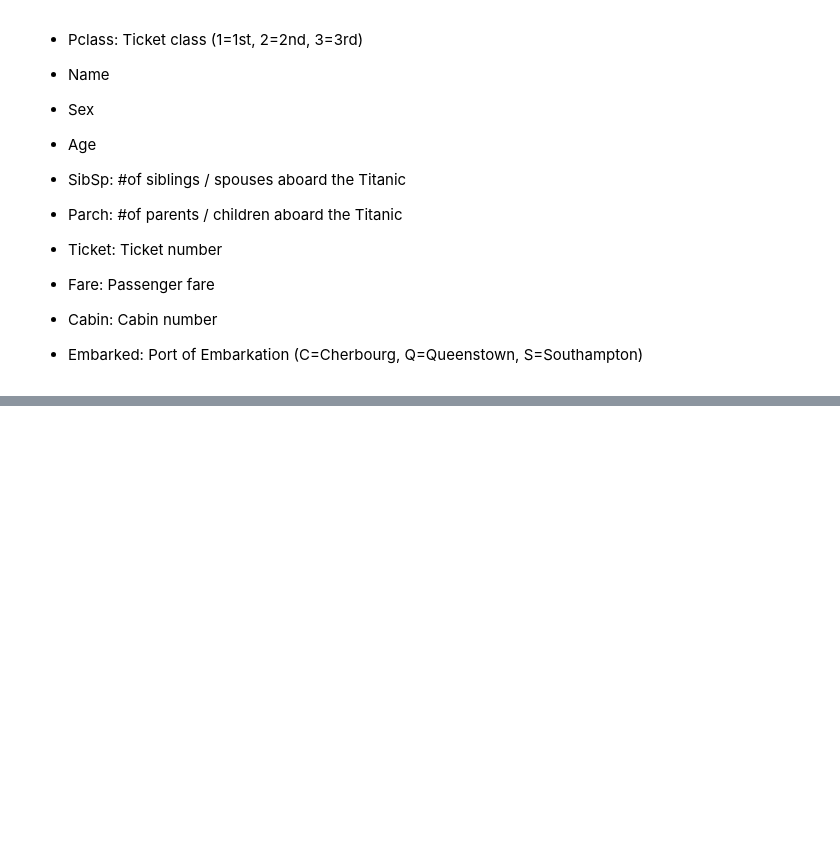
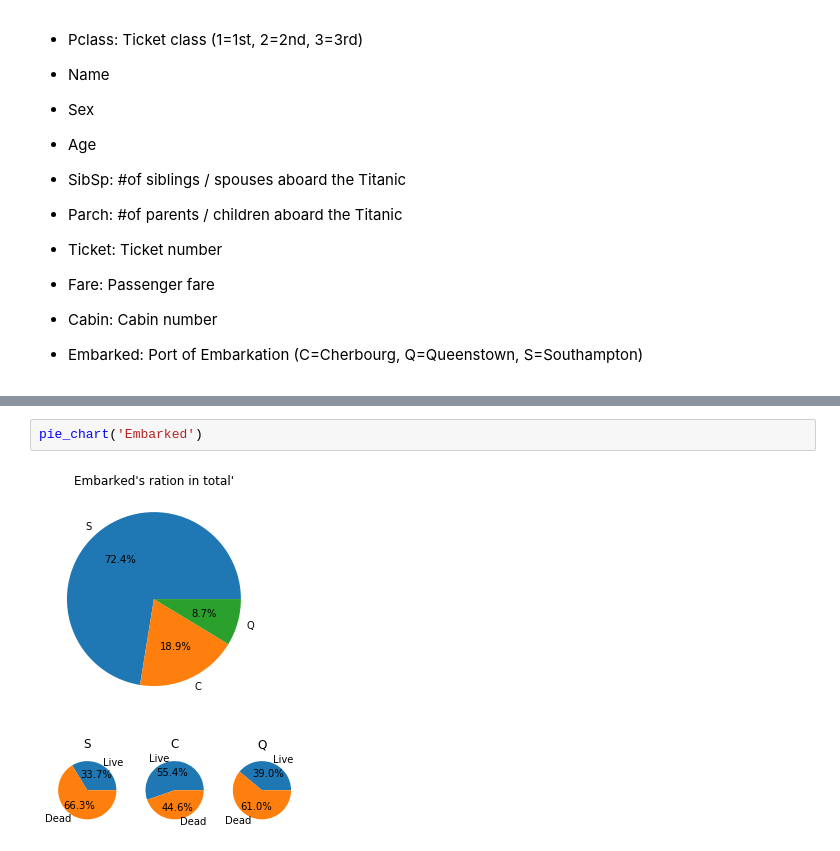
Before and after one commit to Lagom92/Titanic, a Jupyter notebook: data analysis/analysis.ipynb, the cells around one changed output, grey strips where cells are left out. Saved outputs shown, nothing was run; the diff lists cells and outputs as text; blank space fills up the shorter version.

```diff
--- a/data analysis/analysis.ipynb
+++ b/data analysis/analysis.ipynb
@@ -114,0 +160,5 @@ dtype: int64
+# %%
+pie_chart('Embarked')
+# %% [output]
+[figure, added]
+[figure, added]
```
Also changed, not shown: parts of 16 cells of this notebook.
